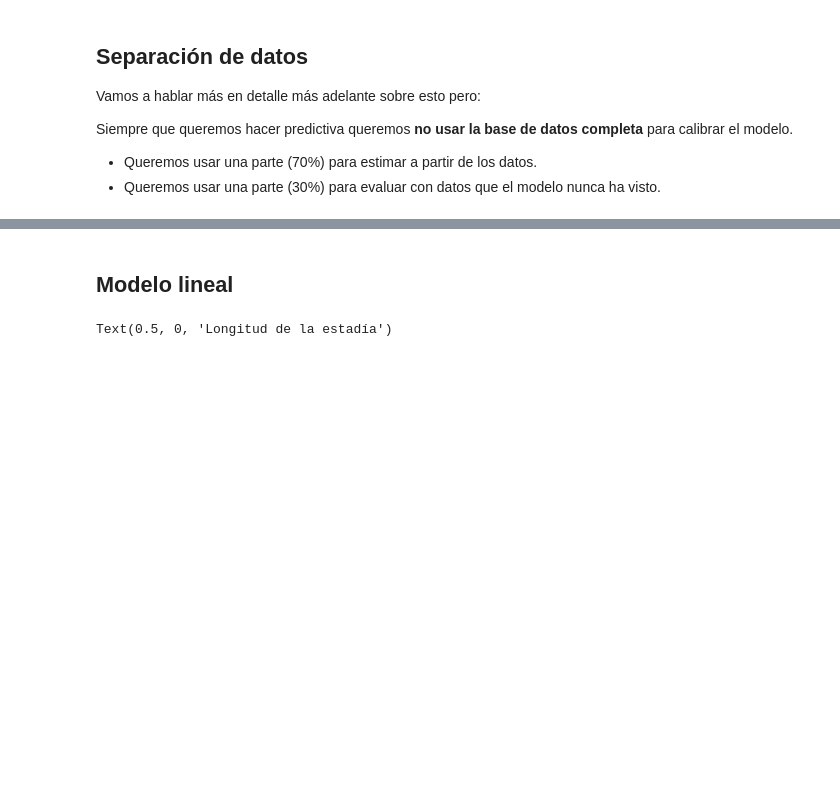
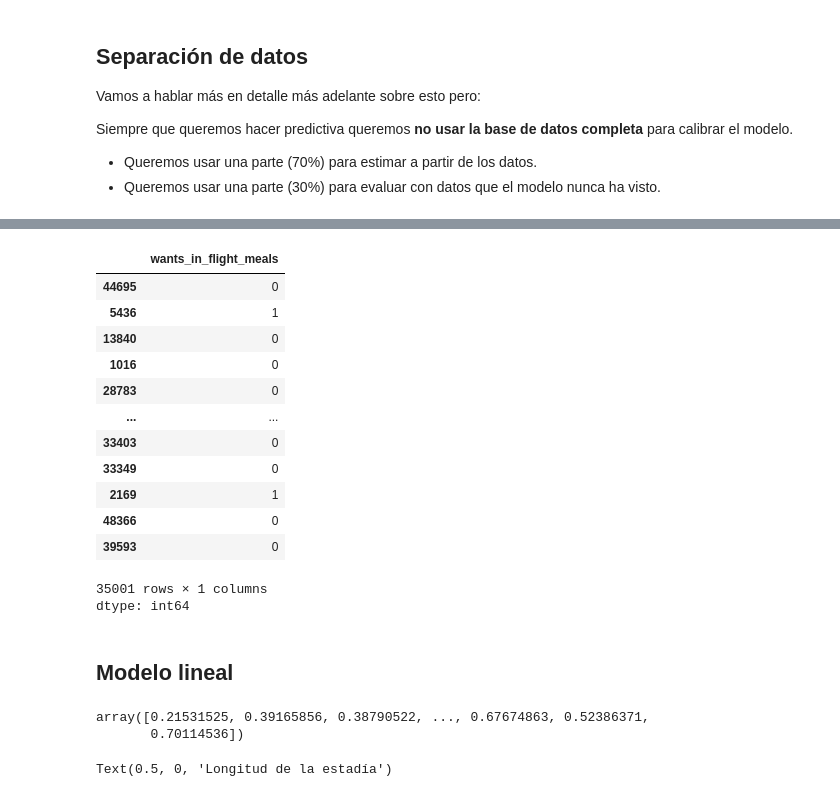
Before and after one commit to jazaineam1/Andes_ADDBD, a Jupyter notebook: Sesion13/Clase_13_Regresión_Logística_y_metricas_VERSION2.ipynb, the cells around one changed output, grey strips where cells are left out. Cells and saved outputs as stored; diff of their text form; code cells hidden in the pictures; blank space fills up the shorter version.

```diff
--- a/Sesion13/Clase_13_Regresión_Logística_y_metricas_VERSION2.ipynb
+++ b/Sesion13/Clase_13_Regresión_Logística_y_metricas_VERSION2.ipynb
@@ -193,3 +199,20 @@ dtype: int64
+# %%
+y_train
+# %% [output]
+|  | wants_in_flight_meals |
+| 44695 | 0 |
+| 5436 | 1 |
+| 13840 | 0 |
+| 1016 | 0 |
+| 28783 | 0 |
+| ... | ... |
+| 33403 | 0 |
+| 33349 | 0 |
+| 2169 | 1 |
+| 48366 | 0 |
+| 39593 | 0 |
+35001 rows × 1 columns
+dtype: int64
 # %% [markdown]
 ## Modelo lineal
 # %%
@@ -199,6 +222,11 @@ modeloLin = LinearRegression()
 modeloLin.fit(X_train, y_train)
 
 y_pobabilidades_lin = modeloLin.predict(X_test)
+# %%
+y_pobabilidades_lin
+# %% [output]
+array([0.21531525, 0.39165856, 0.38790522, ..., 0.67674863, 0.52386371,
+       0.70114536])
 # %%
 # Las filas que tienen datos completos
 X_test_completos = X_test[~X_test.isnull().any(axis=1)]
```
Also changed, not shown: parts of 15 cells of this notebook.
